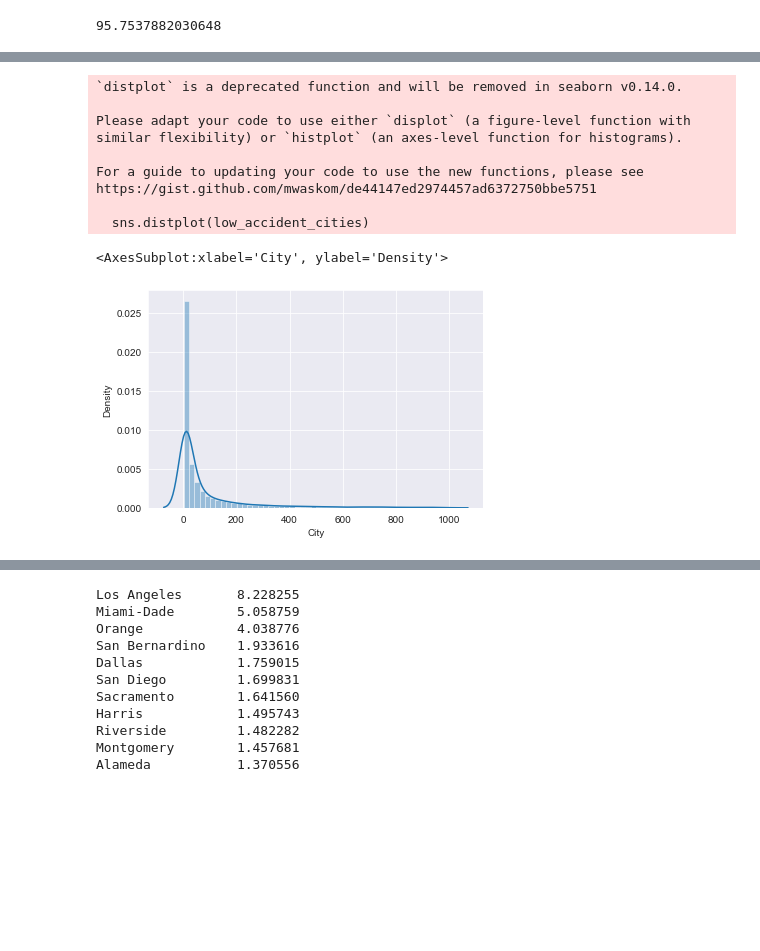
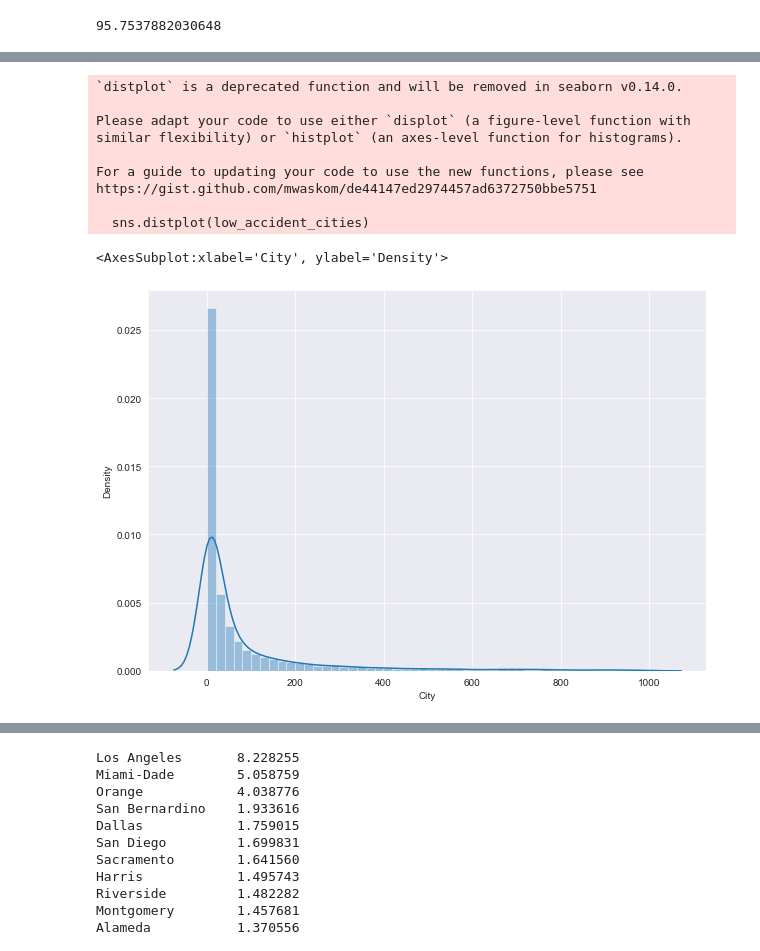
Before and after one commit to ronaldonyango/EDA_Projects, a Jupyter notebook: US_AccidentsV2.0.ipynb, the cells around one changed output, grey strips where cells are left out. Saved outputs shown, nothing was run; the diff lists cells and outputs as text; code cells hidden in the pictures; blank space fills up the shorter version.

```diff
--- a/US_AccidentsV2.0.ipynb
+++ b/US_AccidentsV2.0.ipynb
@@ -393,17 +410,18 @@ https://gist.github.com/mwaskom/de44147ed2974457ad6372750bbe5751
 [figure]
 # %%
+plt.figure(figsize=(10,7))
 sns.distplot(low_accident_cities)
 # %% [output]
 `distplot` is a deprecated function and will be removed in seaborn v0.14.0.
 
 Please adapt your code to use either `displot` (a figure-level function with
 similar flexibility) or `histplot` (an axes-level function for histograms).
 
 For a guide to updating your code to use the new functions, please see
 https://gist.github.com/mwaskom/de44147ed2974457ad6372750bbe5751
 
   sns.distplot(low_accident_cities)
 <AxesSubplot:xlabel='City', ylabel='Density'>
-[figure, old version]
+[figure, new version]
 # %%
 plt.figure(figsize=(10,6))
```
Also changed, not shown: parts of 75 cells of this notebook.
